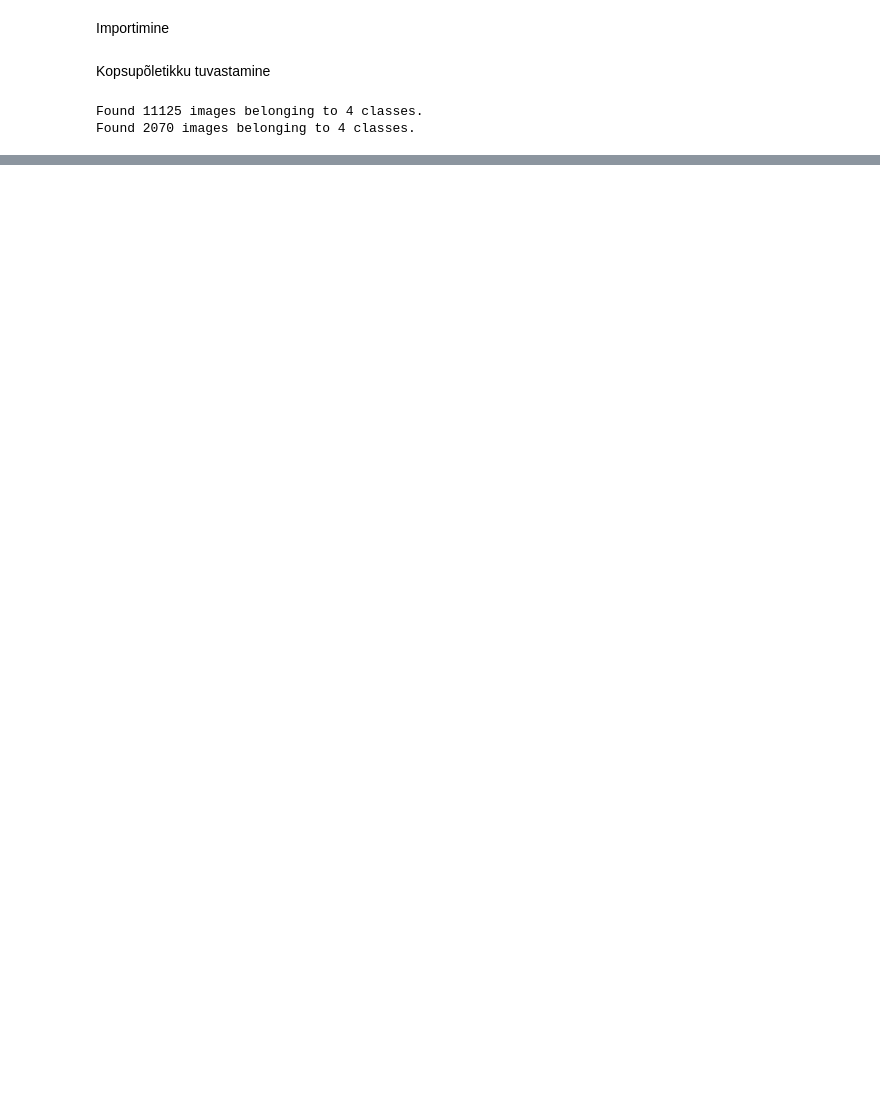
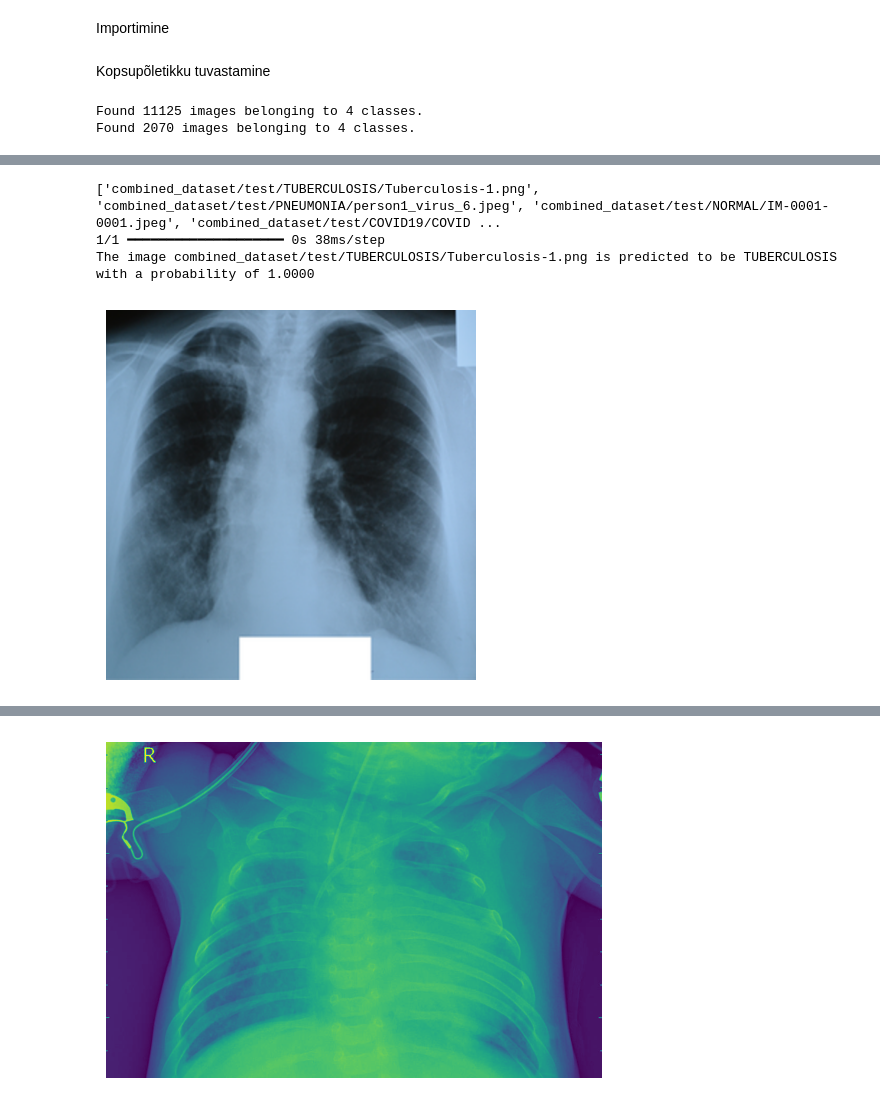
Before and after one commit to Artysuk/Tehis, a Jupyter notebook: lungs.ipynb, the cells around one changed output, grey strips where cells are left out. Cells and saved outputs as stored; diff of their text form; code cells hidden in the pictures; blank space fills up the shorter version.

```diff
--- a/lungs.ipynb
+++ b/lungs.ipynb
@@ -176,7 +200,41 @@ KeyboardInterrupt:
 # %%
+# Function to load and preprocess an image
 def load_and_preprocess_image(img_path, target_size=(150, 150)):
-    img = image.load_img(img_path, target_size=target_size)
-    img_array = image.img_to_array(img)
-    img_array = np.expand_dims(img_array, axis=0)  # Add batch dimension
+    img = load_img(img_path, target_size=target_size)
+    img_array = img_to_array(img)
+    img_array = np.expand_dims(img_array, axis=0)
     img_array /= 255.0  # Rescale to 0-1 range
     return img_array
+
+# Function to make predictions on new images
+def predict_image(img_path):
+    img_array = load_and_preprocess_image(img_path)
+    prediction = model.predict(img_array)
+    return prediction
+# %%
+# Example of predicting on new images
+
+new_images = ["combined_dataset/test/TUBERCULOSIS/Tuberculosis-1.png",
+              "combined_dataset/test/PNEUMONIA/person1_virus_6.jpeg",
+              "combined_dataset/test/NORMAL/IM-0001-0001.jpeg",
+              "combined_dataset/test/COVID19/COVID19(461).jpg"]  # Replace with your new image paths
+
+new_images = new_images + ["random Lung pics/" + a for a in os.listdir("random Lung pics")]
+print(new_images)
+
+for img_path in new_images:
+    img = Image.open(img_path)
+
+    prediction = predict_image(img_path)
+    class_index = np.argmax(prediction[0])
+    class_label = list(train_generator.class_indices.keys())[class_index]
+    print(f"The image {img_path} is predicted to be {class_label} with a probability of {prediction[0][class_index]:.4f}")
+
+    plt.imshow(img)
+    plt.axis('off')
+    display(plt.gcf())
+# %% [output]
+['combined_dataset/test/TUBERCULOSIS/Tuberculosis-1.png', 'combined_dataset/test/PNEUMONIA/person1_virus_6.jpeg', 'combined_dataset/test/NORMAL/IM-0001-0001.jpeg', 'combined_dataset/test/COVID19/COVID ...
+1/1 ━━━━━━━━━━━━━━━━━━━━ 0s 38ms/step
+The image combined_dataset/test/TUBERCULOSIS/Tuberculosis-1.png is predicted to be TUBERCULOSIS with a probability of 1.0000
+[figure, added]
@@ -182,0 +243 @@ def load_and_preprocess_image(img_path, target_size=(150, 150)):
+[figure, added]
```
Also changed, not shown: parts of 6 cells of this notebook.
